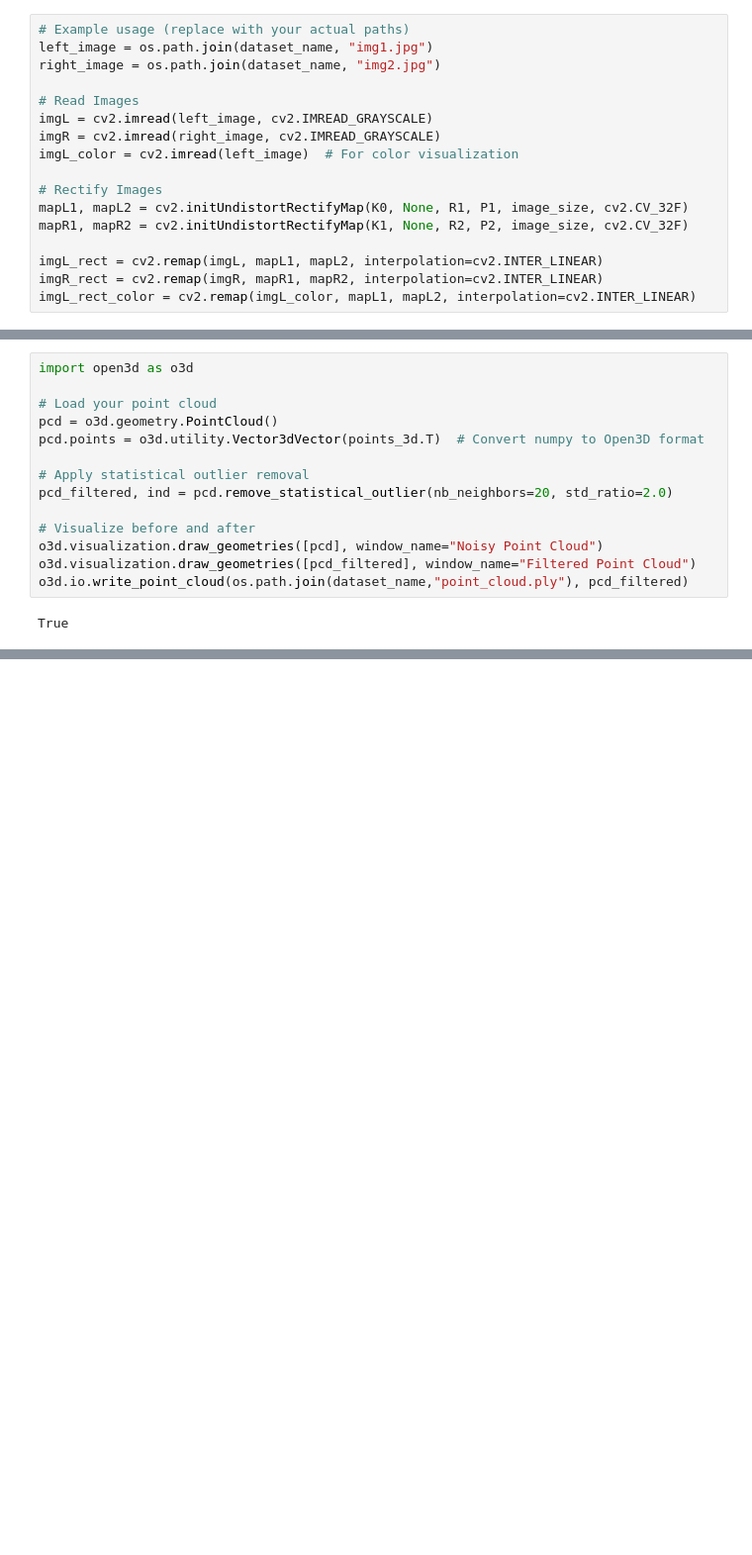
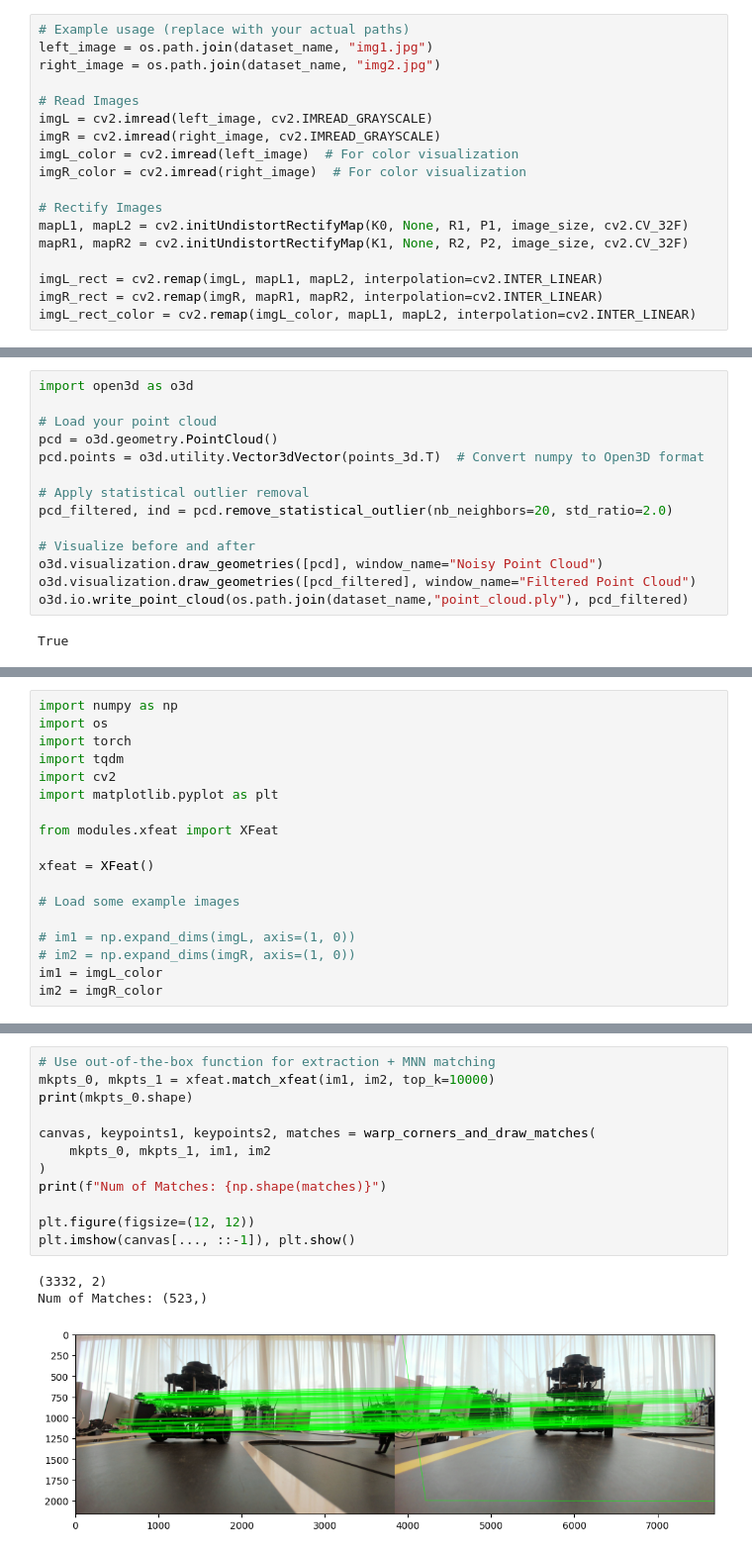
Before and after one commit to rafayaamirgull/stereo_reconstruction_cv, a Jupyter notebook: main.ipynb, the cells around one changed output, grey strips where cells are left out. Shown at 99% size. Saved outputs shown, nothing was run; the diff lists cells and outputs as text; blank space fills up the shorter version.

```diff
--- a/main.ipynb
+++ b/main.ipynb
@@ -253,6 +262,7 @@ right_image = os.path.join(dataset_name, "img2.jpg")
 imgL = cv2.imread(left_image, cv2.IMREAD_GRAYSCALE)
 imgR = cv2.imread(right_image, cv2.IMREAD_GRAYSCALE)
 imgL_color = cv2.imread(left_image)  # For color visualization
+imgR_color = cv2.imread(right_image)  # For color visualization
 
 # Rectify Images
 mapL1, mapL2 = cv2.initUndistortRectifyMap(K0, None, R1, P1, image_size, cv2.CV_32F)
@@ -844,0 +873,18 @@ True
+# %%
+import numpy as np
+import os
+import torch
+import tqdm
+import cv2
+import matplotlib.pyplot as plt
+
+from modules.xfeat import XFeat
+
+xfeat = XFeat()
+
+# Load some example images
+
+# im1 = np.expand_dims(imgL, axis=(1, 0))
+# im2 = np.expand_dims(imgR, axis=(1, 0))
+im1 = imgL_color
+im2 = imgR_color
@@ -844,0 +941,16 @@ True
+# %%
+# Use out-of-the-box function for extraction + MNN matching
+mkpts_0, mkpts_1 = xfeat.match_xfeat(im1, im2, top_k=10000)
+print(mkpts_0.shape)
+
+canvas, keypoints1, keypoints2, matches = warp_corners_and_draw_matches(
+    mkpts_0, mkpts_1, im1, im2
+)
+print(f"Num of Matches: {np.shape(matches)}")
+
+plt.figure(figsize=(12, 12))
+plt.imshow(canvas[..., ::-1]), plt.show()
+# %% [output]
+(3332, 2)
+Num of Matches: (523,)
+[figure, added]
```
Also changed, not shown: parts of 20 cells of this notebook.
